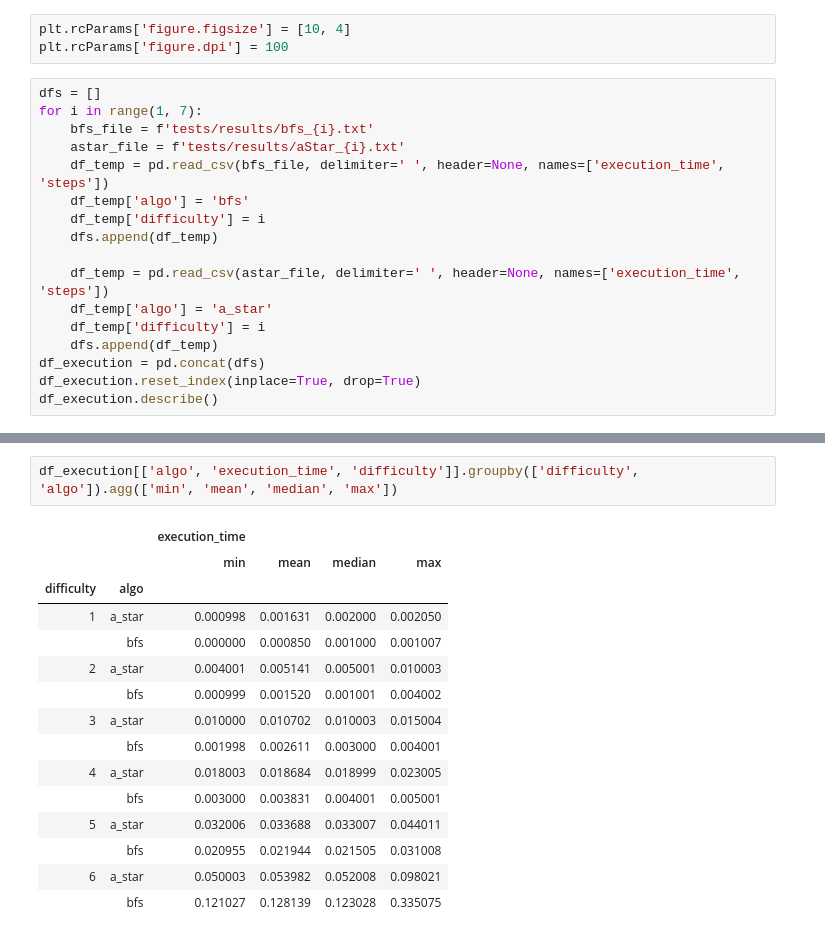
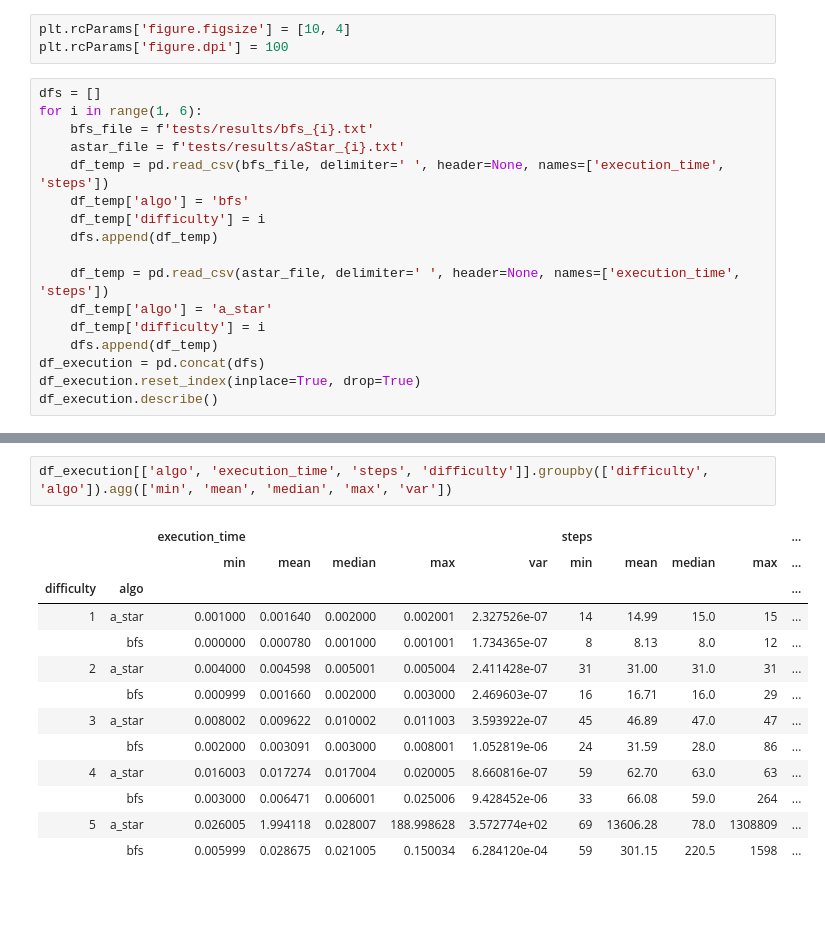
Before and after one commit to elielalbuquerque/sudoku-python, a Jupyter notebook: EDA results.ipynb, the cells around one changed output, grey strips where cells are left out. Cells and saved outputs as stored; diff of their text form; blank space fills up the shorter version.

```diff
--- a/EDA results.ipynb
+++ b/EDA results.ipynb
@@ -11,7 +11,7 @@ plt.rcParams['figure.figsize'] = [10, 4]
 plt.rcParams['figure.dpi'] = 100
 # %%
 dfs = []
-for i in range(1, 7):
+for i in range(1, 6):
     bfs_file = f'tests/results/bfs_{i}.txt'
     astar_file = f'tests/results/aStar_{i}.txt'
     df_temp = pd.read_csv(bfs_file, delimiter=' ', header=None, names=['execution_time', 'steps'])
@@ -60,19 +65,17 @@ sns.scatterplot(df_execution.difficulty, df_execution.execution_time, hue=df_exe
 # %%
-df_execution[['algo', 'execution_time', 'difficulty']].groupby(['difficulty', 'algo']).agg(['min', 'mean', 'median', 'max'])
+df_execution[['algo', 'execution_time', 'steps', 'difficulty']].groupby(['difficulty', 'algo']).agg(['min', 'mean', 'median', 'max', 'var'])
 # %% [output]
-|  |  | execution_time |  |  |  |
-|  |  | min | mean | median | max |
-| difficulty | algo |  |  |  |  |
-| 1 | a_star | 0.000998 | 0.001631 | 0.002000 | 0.002050 |
-|  | bfs | 0.000000 | 0.000850 | 0.001000 | 0.001007 |
-| 2 | a_star | 0.004001 | 0.005141 | 0.005001 | 0.010003 |
-|  | bfs | 0.000999 | 0.001520 | 0.001001 | 0.004002 |
-| 3 | a_star | 0.010000 | 0.010702 | 0.010003 | 0.015004 |
-|  | bfs | 0.001998 | 0.002611 | 0.003000 | 0.004001 |
-| 4 | a_star | 0.018003 | 0.018684 | 0.018999 | 0.023005 |
-|  | bfs | 0.003000 | 0.003831 | 0.004001 | 0.005001 |
-| 5 | a_star | 0.032006 | 0.033688 | 0.033007 | 0.044011 |
-|  | bfs | 0.020955 | 0.021944 | 0.021505 | 0.031008 |
-| 6 | a_star | 0.050003 | 0.053982 | 0.052008 | 0.098021 |
-|  | bfs | 0.121027 | 0.128139 | 0.123028 | 0.335075 |
+|  |  | execution_time |  |  |  |  | steps |  |  |  | ... |
+|  |  | min | mean | median | max | var | min | mean | median | max | ... |
+| difficulty | algo |  |  |  |  |  |  |  |  |  | ... |
+| 1 | a_star | 0.001000 | 0.001640 | 0.002000 | 0.002001 | 2.327526e-07 | 14 | 14.99 | 15.0 | 15 | ... |
+|  | bfs | 0.000000 | 0.000780 | 0.001000 | 0.001001 | 1.734365e-07 | 8 | 8.13 | 8.0 | 12 | ... |
+| 2 | a_star | 0.004000 | 0.004598 | 0.005001 | 0.005004 | 2.411428e-07 | 31 | 31.00 | 31.0 | 31 | ... |
+|  | bfs | 0.000999 | 0.001660 | 0.002000 | 0.003000 | 2.469603e-07 | 16 | 16.71 | 16.0 | 29 | ... |
+| 3 | a_star | 0.008002 | 0.009622 | 0.010002 | 0.011003 | 3.593922e-07 | 45 | 46.89 | 47.0 | 47 | ... |
+|  | bfs | 0.002000 | 0.003091 | 0.003000 | 0.008001 | 1.052819e-06 | 24 | 31.59 | 28.0 | 86 | ... |
+| 4 | a_star | 0.016003 | 0.017274 | 0.017004 | 0.020005 | 8.660816e-07 | 59 | 62.70 | 63.0 | 63 | ... |
+|  | bfs | 0.003000 | 0.006471 | 0.006001 | 0.025006 | 9.428452e-06 | 33 | 66.08 | 59.0 | 264 | ... |
+| 5 | a_star | 0.026005 | 1.994118 | 0.028007 | 188.998628 | 3.572774e+02 | 69 | 13606.28 | 78.0 | 1308809 | ... |
+|  | bfs | 0.005999 | 0.028675 | 0.021005 | 0.150034 | 6.284120e-04 | 59 | 301.15 | 220.5 | 1598 | ... |
 # %%
```
Also changed, not shown: parts of 7 cells of this notebook, 25 other files.
